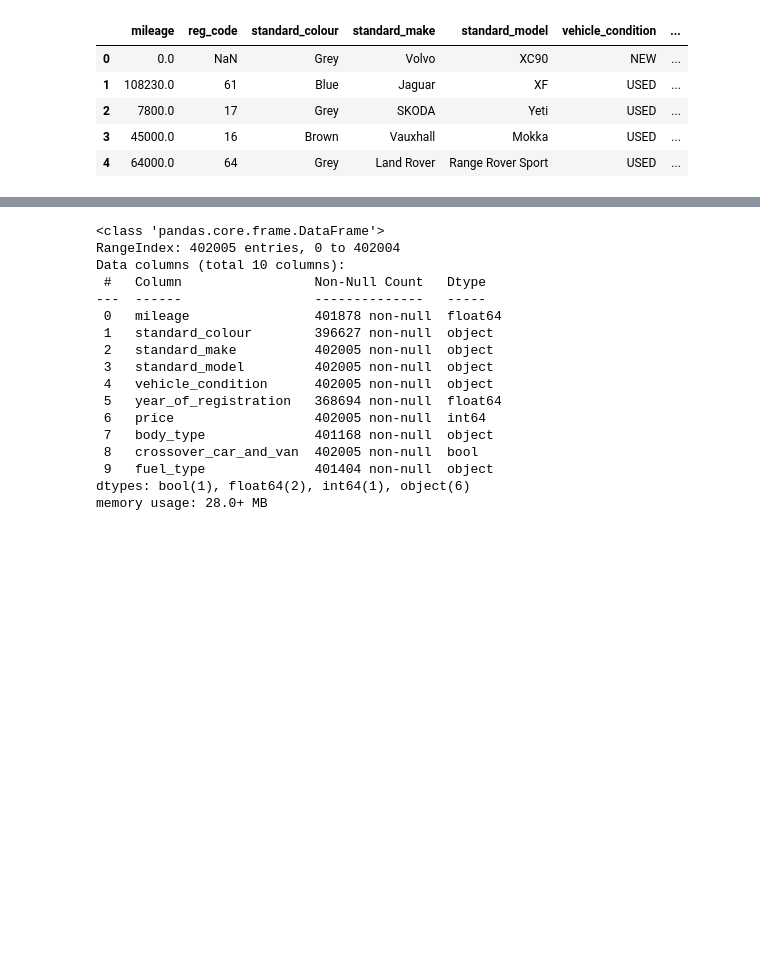
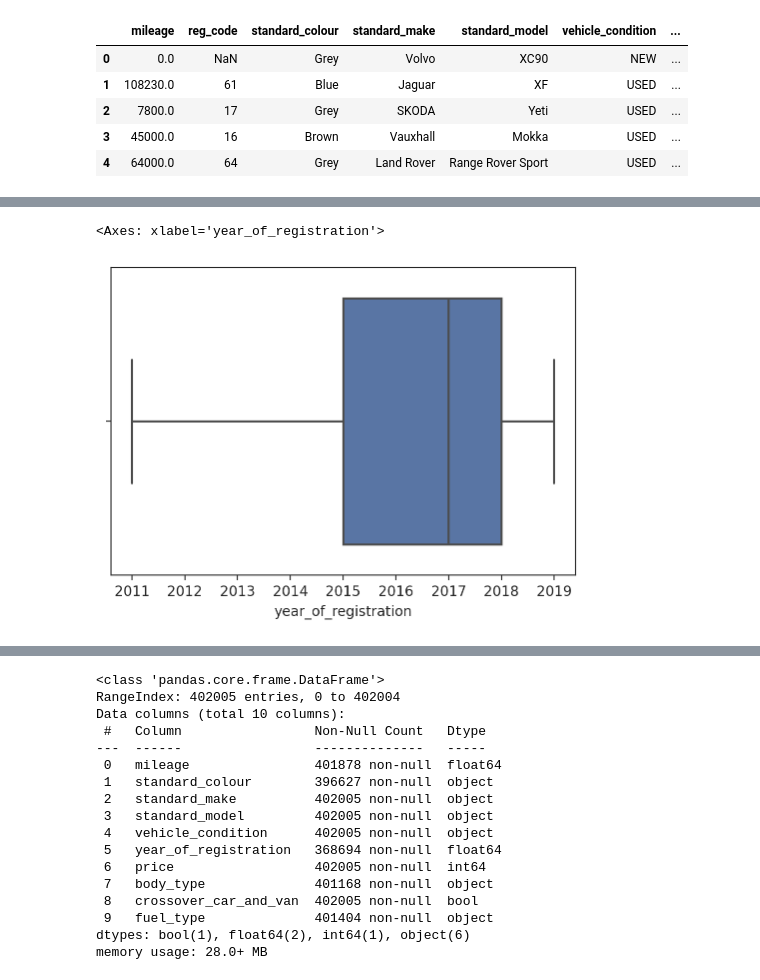
Before and after one commit to kessingtonosazee/GCP_Project_1, a Jupyter notebook: assessmentb.ipynb, the cells around one changed output, grey strips where cells are left out. Saved outputs shown, nothing was run; the diff lists cells and outputs as text; code cells hidden in the pictures; blank space fills up the shorter version.

```diff
--- a/assessmentb.ipynb
+++ b/assessmentb.ipynb
@@ -100,0 +121,10 @@ df_car.head()
+# %%
+# Subset data: Remove outliers for numeric
+lo_y, hi_y = df_car["year_of_registration"].quantile([0.1, 0.9])
+mask_y = df_car["year_of_registration"].between(lo_y, hi_y)
+df_car = df_car[mask_y]
+
+sns.boxplot(data = df_car, x = 'year_of_registration')
+# %% [output]
+<Axes: xlabel='year_of_registration'>
+[figure, added]
```
Also changed, not shown: parts of 12 cells of this notebook.
